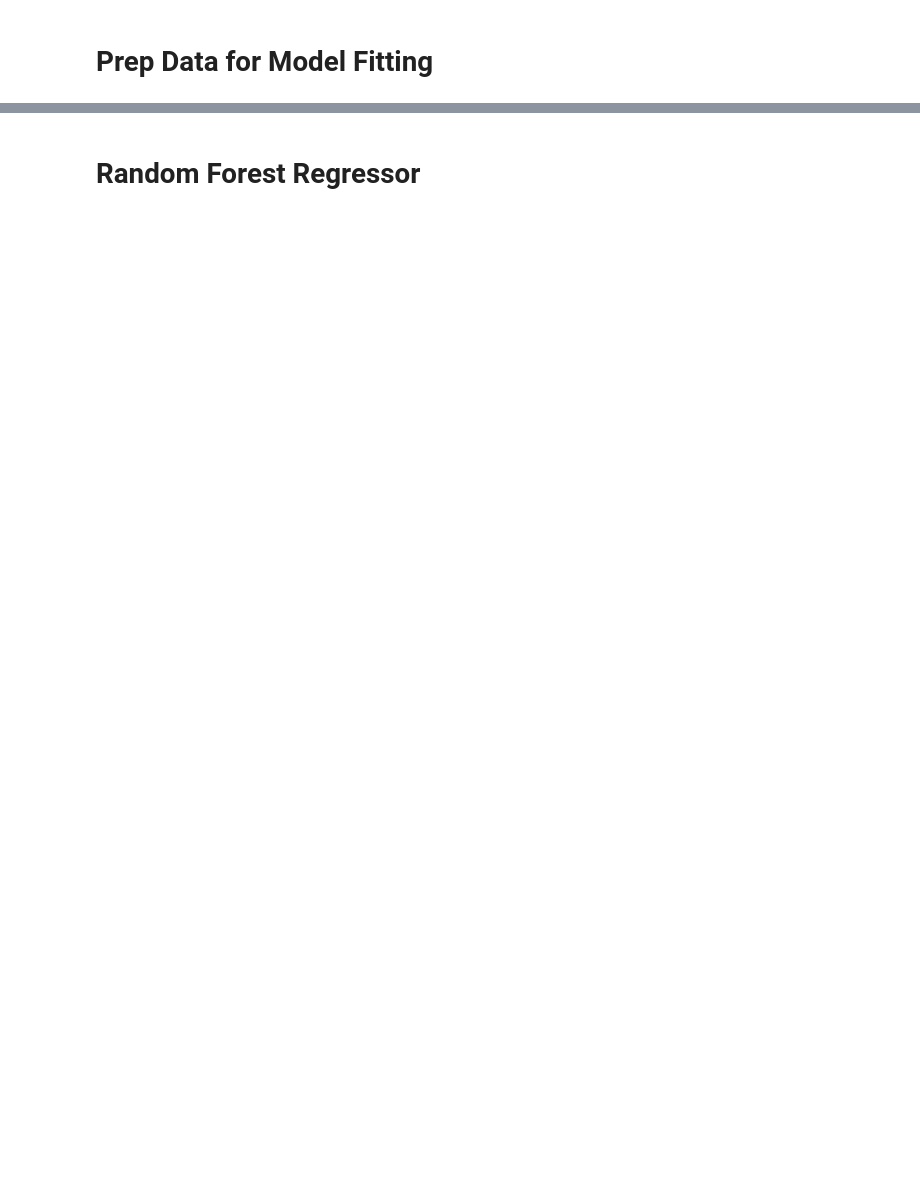
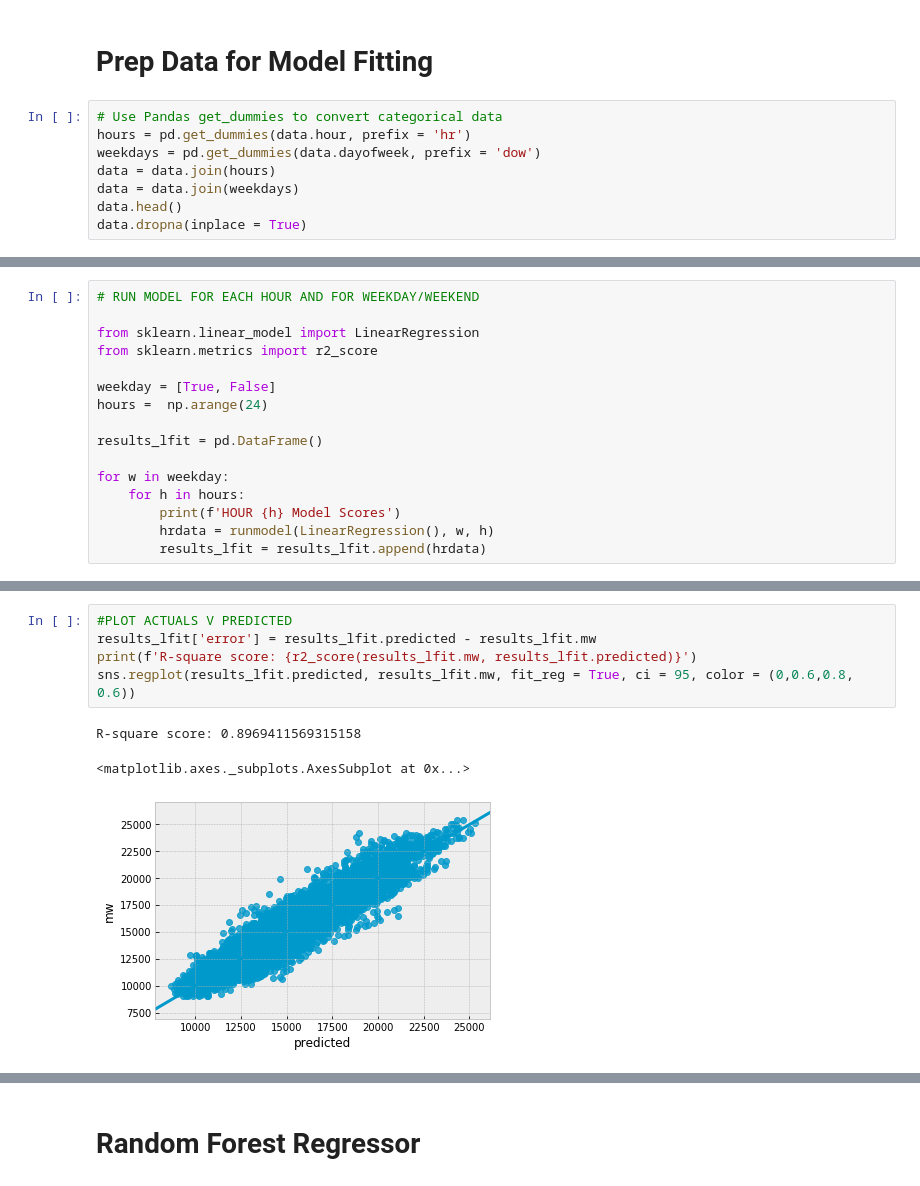
Before and after one commit to dipesh267/Project3, a Jupyter notebook: notebook/03_Features_Plots_and_ML.ipynb, the cells around one changed output, grey strips where cells are left out. Drawn from its saved outputs; the diff is of its cells as text; blank space fills up the shorter version.

Commit message:
Includes the ML testing (4 models total)

```diff
--- a/notebook/03_Features_Plots_and_ML.ipynb
+++ b/notebook/03_Features_Plots_and_ML.ipynb
@@ -247,2 +248,10 @@ plt.show()
 # %% [markdown]
 # Prep Data for Model Fitting
+# %%
+# Use Pandas get_dummies to convert categorical data
+hours = pd.get_dummies(data.hour, prefix = 'hr')
+weekdays = pd.get_dummies(data.dayofweek, prefix = 'dow')
+data = data.join(hours)
+data = data.join(weekdays)
+data.head()
+data.dropna(inplace = True)
@@ -250,0 +311,16 @@ plt.show()
+# %%
+# RUN MODEL FOR EACH HOUR AND FOR WEEKDAY/WEEKEND
+
+from sklearn.linear_model import LinearRegression
+from sklearn.metrics import r2_score
+
+weekday = [True, False]
+hours =  np.arange(24)
+
+results_lfit = pd.DataFrame()
+
+for w in weekday:
+    for h in hours:
+        print(f'HOUR {h} Model Scores')
+        hrdata = runmodel(LinearRegression(), w, h)
+        results_lfit = results_lfit.append(hrdata)
@@ -250,0 +357,9 @@ plt.show()
+# %%
+#PLOT ACTUALS V PREDICTED
+results_lfit['error'] = results_lfit.predicted - results_lfit.mw
+print(f'R-square score: {r2_score(results_lfit.mw, results_lfit.predicted)}')
+sns.regplot(results_lfit.predicted, results_lfit.mw, fit_reg = True, ci = 95, color = (0,0.6,0.8, 0.6))
+# %% [output]
+R-square score: 0.8969411569315158
+<matplotlib.axes._subplots.AxesSubplot at 0x...>
+[figure, added]
```
Also changed, not shown: parts of 33 cells of this notebook.
